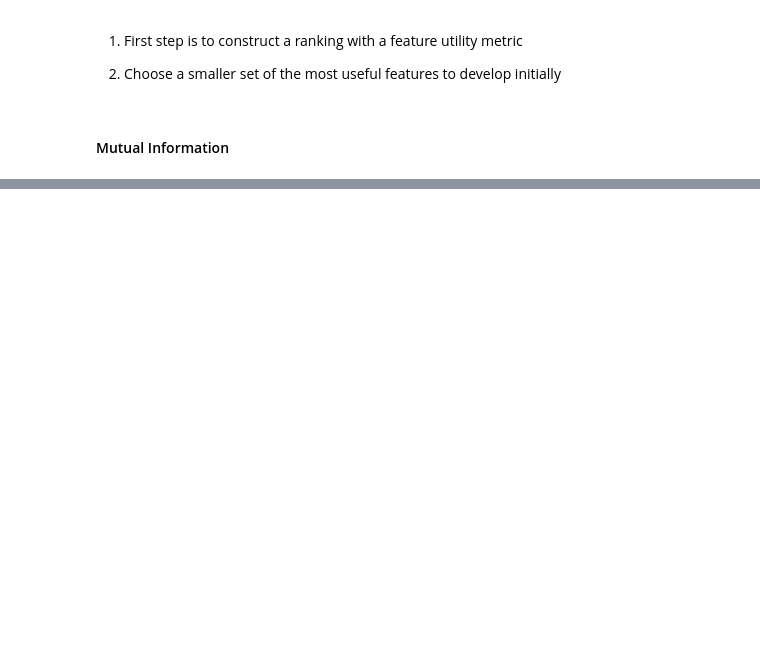
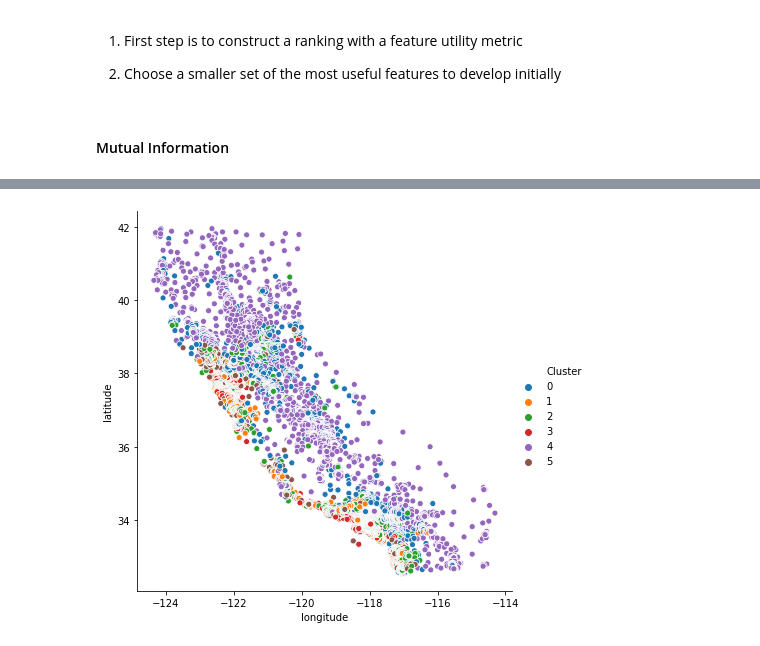
Before and after one commit to gian793/ML, a Jupyter notebook: Notes_FeatureEngineering.ipynb, the cells around one changed output, grey strips where cells are left out. Cells and saved outputs as stored; diff of their text form; code cells hidden in the pictures; blank space fills up the shorter version.

```diff
--- a/Notes_FeatureEngineering.ipynb
+++ b/Notes_FeatureEngineering.ipynb
@@ -80,0 +214,9 @@ sns.lmplot(x="horsepower", y="price", hue="fuel_type", data=df);
+# %%
+import pandas as pd
+
+df = pd.read_csv("Dataset/housing.csv")
+
+X = df.loc[:, ["median_income", "latitude", "longitude"]]
+#X = df[["median_income", "latitude", "longitude"]] -> !!! This doesn't work with K-means
+df.head()
+#X.head()
@@ -80,0 +230,9 @@ sns.lmplot(x="horsepower", y="price", hue="fuel_type", data=df);
+# %%
+from sklearn.cluster import KMeans
+
+# Create cluster feature
+kmeans = KMeans(n_clusters=6)
+X["Cluster"] = kmeans.fit_predict(X)
+X["Cluster"] = X["Cluster"].astype("category")
+
+X.head()
@@ -80,0 +246,8 @@ sns.lmplot(x="horsepower", y="price", hue="fuel_type", data=df);
+# %%
+import seaborn as sns
+
+sns.relplot(
+    x="longitude", y="latitude", hue="Cluster", data=X, height=6,
+);
+# %% [output]
+[figure, added]
```
Also changed, not shown: parts of 24 cells of this notebook, 2 other files.
